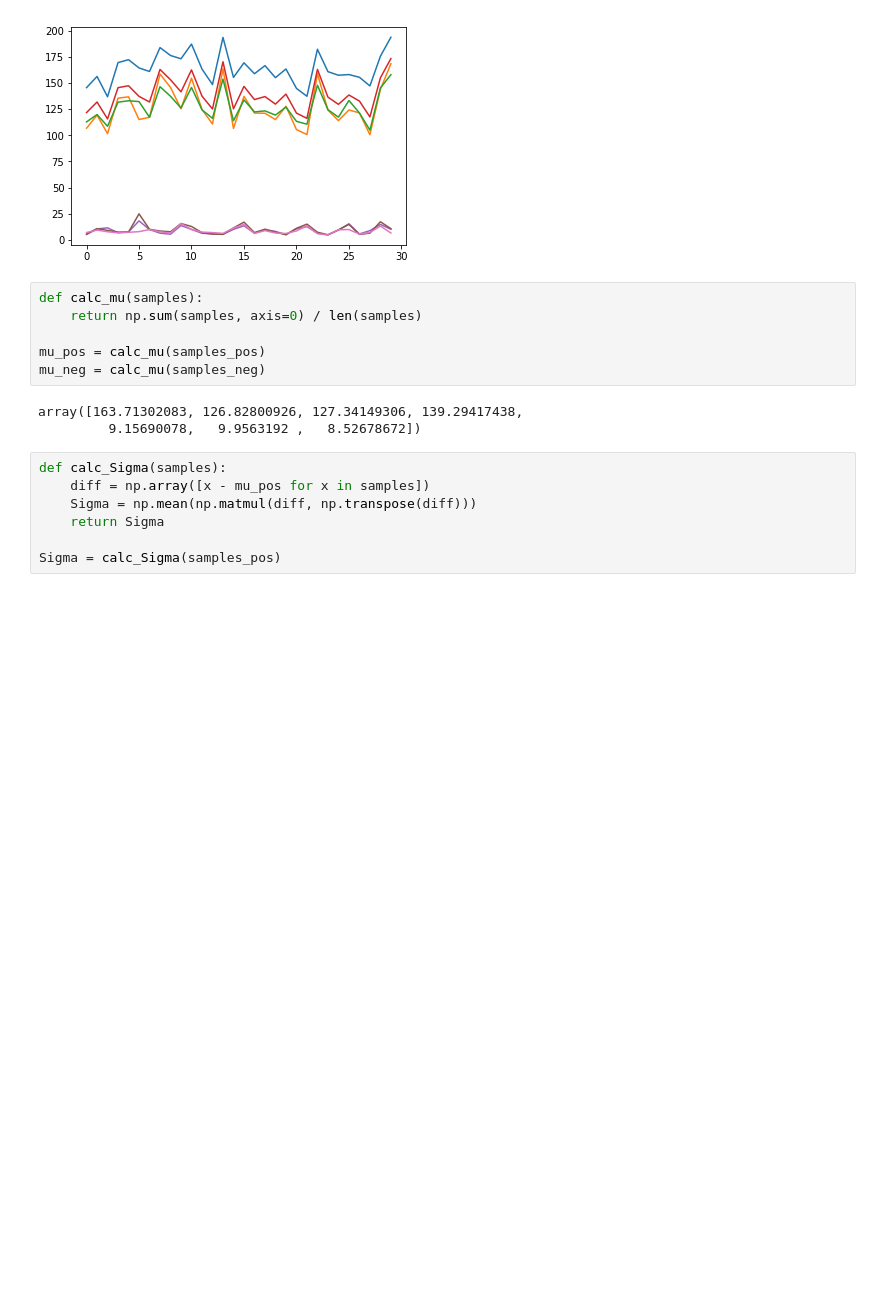
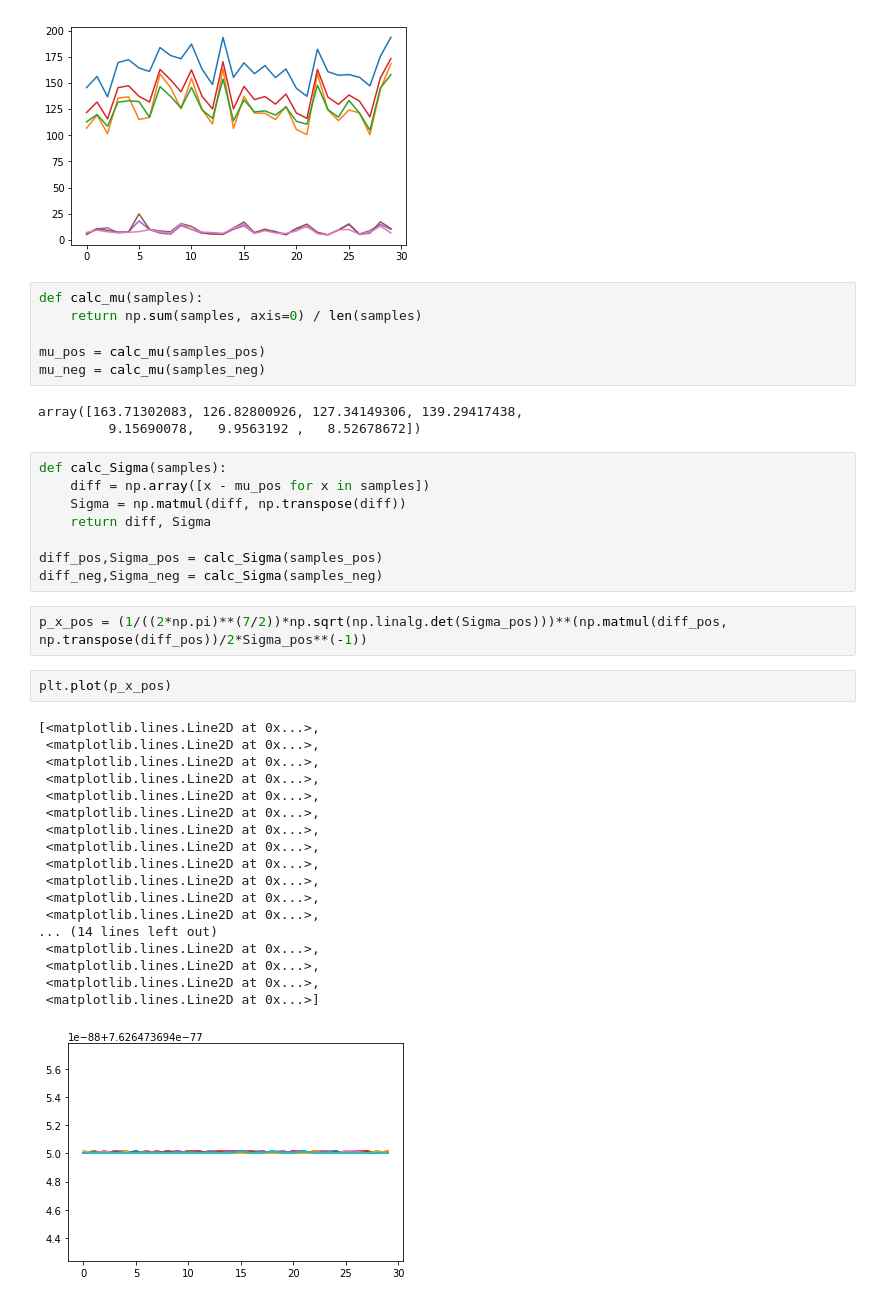
Before and after one commit to krangelie/MachineLearning_Summer19, a Jupyter notebook: Exercise3/exercise3.ipynb, the cells around one changed output. Drawn from its saved outputs; the diff is of its cells as text; blank space fills up the shorter version.

```diff
--- a/Exercise3/exercise3.ipynb
+++ b/Exercise3/exercise3.ipynb
@@ -86,7 +86,31 @@ array([163.71302083, 126.82800926, 127.34149306, 139.29417438,
 # %%
 def calc_Sigma(samples):
     diff = np.array([x - mu_pos for x in samples])
-    Sigma = np.mean(np.matmul(diff, np.transpose(diff)))
-    return Sigma
+    Sigma = np.matmul(diff, np.transpose(diff))
+    return diff, Sigma
 
-Sigma = calc_Sigma(samples_pos)
+diff_pos,Sigma_pos = calc_Sigma(samples_pos)
+diff_neg,Sigma_neg = calc_Sigma(samples_neg)
+# %%
+p_x_pos = (1/((2*np.pi)**(7/2))*np.sqrt(np.linalg.det(Sigma_pos)))**(np.matmul(diff_pos, np.transpose(diff_pos))/2*Sigma_pos**(-1))
+# %%
+plt.plot(p_x_pos)
+# %% [output]
+[<matplotlib.lines.Line2D at 0x...>,
+ <matplotlib.lines.Line2D at 0x...>,
+ <matplotlib.lines.Line2D at 0x...>,
+ <matplotlib.lines.Line2D at 0x...>,
+ <matplotlib.lines.Line2D at 0x...>,
+ <matplotlib.lines.Line2D at 0x...>,
+ <matplotlib.lines.Line2D at 0x...>,
+ <matplotlib.lines.Line2D at 0x...>,
+ <matplotlib.lines.Line2D at 0x...>,
+ <matplotlib.lines.Line2D at 0x...>,
+ <matplotlib.lines.Line2D at 0x...>,
+ <matplotlib.lines.Line2D at 0x...>,
+... (14 lines left out)
+ <matplotlib.lines.Line2D at 0x...>,
+ <matplotlib.lines.Line2D at 0x...>,
+ <matplotlib.lines.Line2D at 0x...>,
+ <matplotlib.lines.Line2D at 0x...>]
+[figure, added]
```
